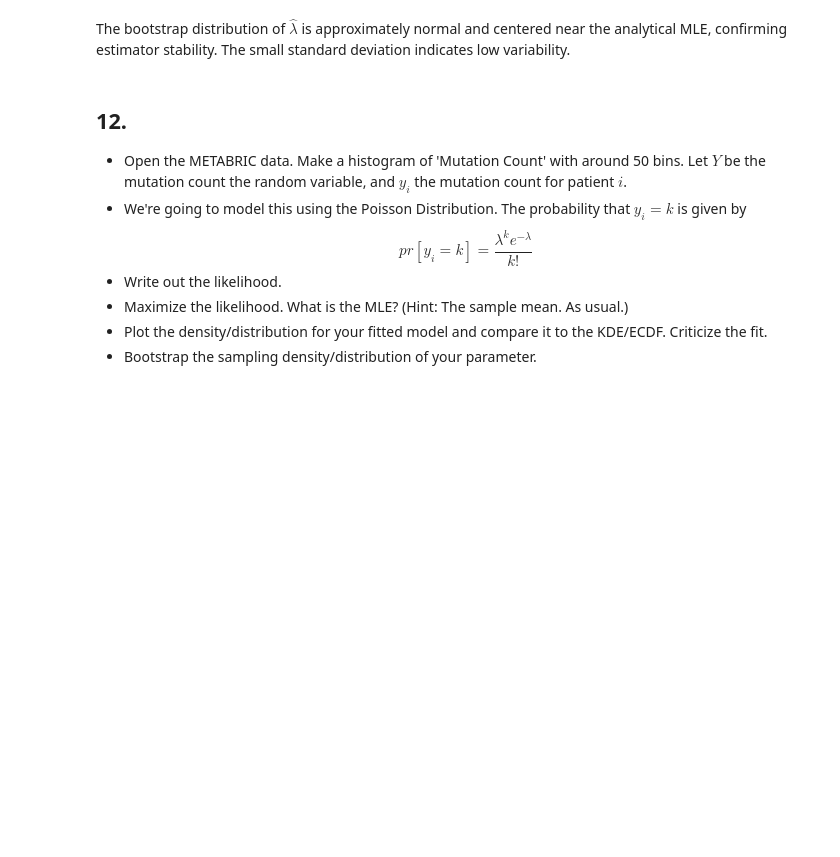
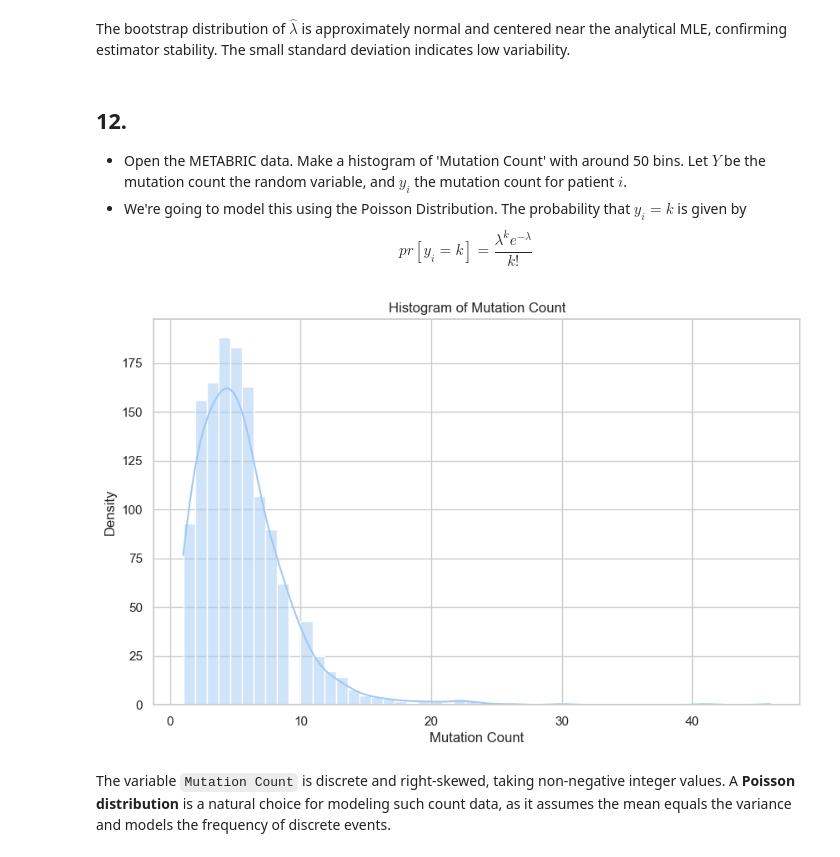
Before and after one commit to hooville101/DS_5030_Assignments, a Jupyter notebook: assignment_7.ipynb, the cells around one changed output. Saved outputs shown, nothing was run; the diff lists cells and outputs as text; code cells hidden in the pictures; blank space fills up the shorter version.

```diff
--- a/assignment_7.ipynb
+++ b/assignment_7.ipynb
@@ -854,7 +854,16 @@ The bootstrap distribution of $\hat{\lambda}$ is approximately normal and center
 $$
 pr[y_i = k ] = \frac{ \lambda^k e^{-\lambda} }{k!}
 $$
-- Write out the likelihood.
-- Maximize the likelihood. What is the MLE? (Hint: The sample mean. As usual.)
-- Plot the density/distribution for your fitted model and compare it to the KDE/ECDF. Criticize the fit.
-- Bootstrap the sampling density/distribution of your parameter.
+# %%
+metabric = pd.read_csv("data/metabric.csv")
+y = metabric["Mutation Count"].dropna()
+
+sns.histplot(y, bins=50, kde=True)
+plt.title("Histogram of Mutation Count")
+plt.xlabel("Mutation Count")
+plt.ylabel("Density")
+plt.show()
+# %% [output]
+[figure, added]
+# %% [markdown]
+The variable `Mutation Count` is discrete and right-skewed, taking non-negative integer values. A **Poisson distribution** is a natural choice for modeling such count data, as it assumes the mean equals the variance and models the frequency of discrete events.
```
Also changed, not shown: parts of 12 cells of this notebook.
